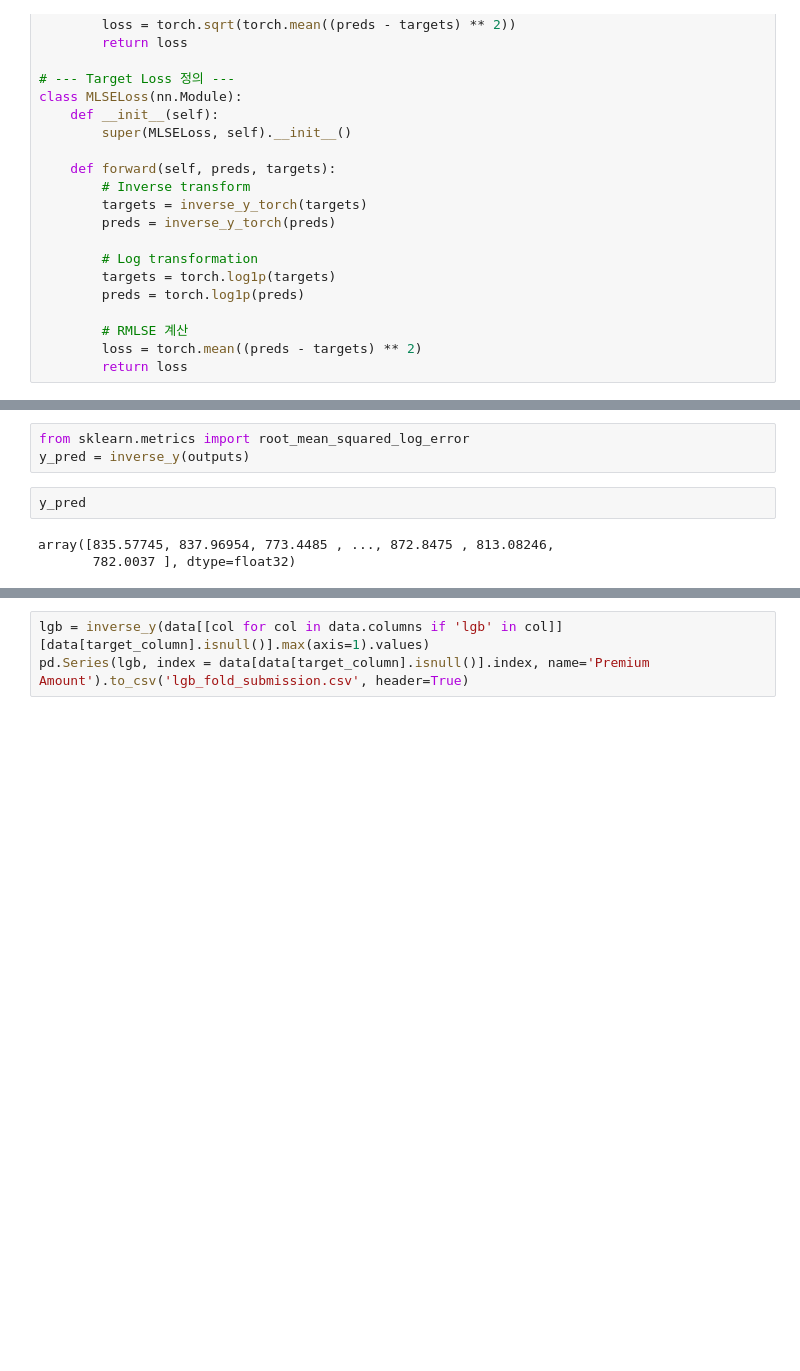
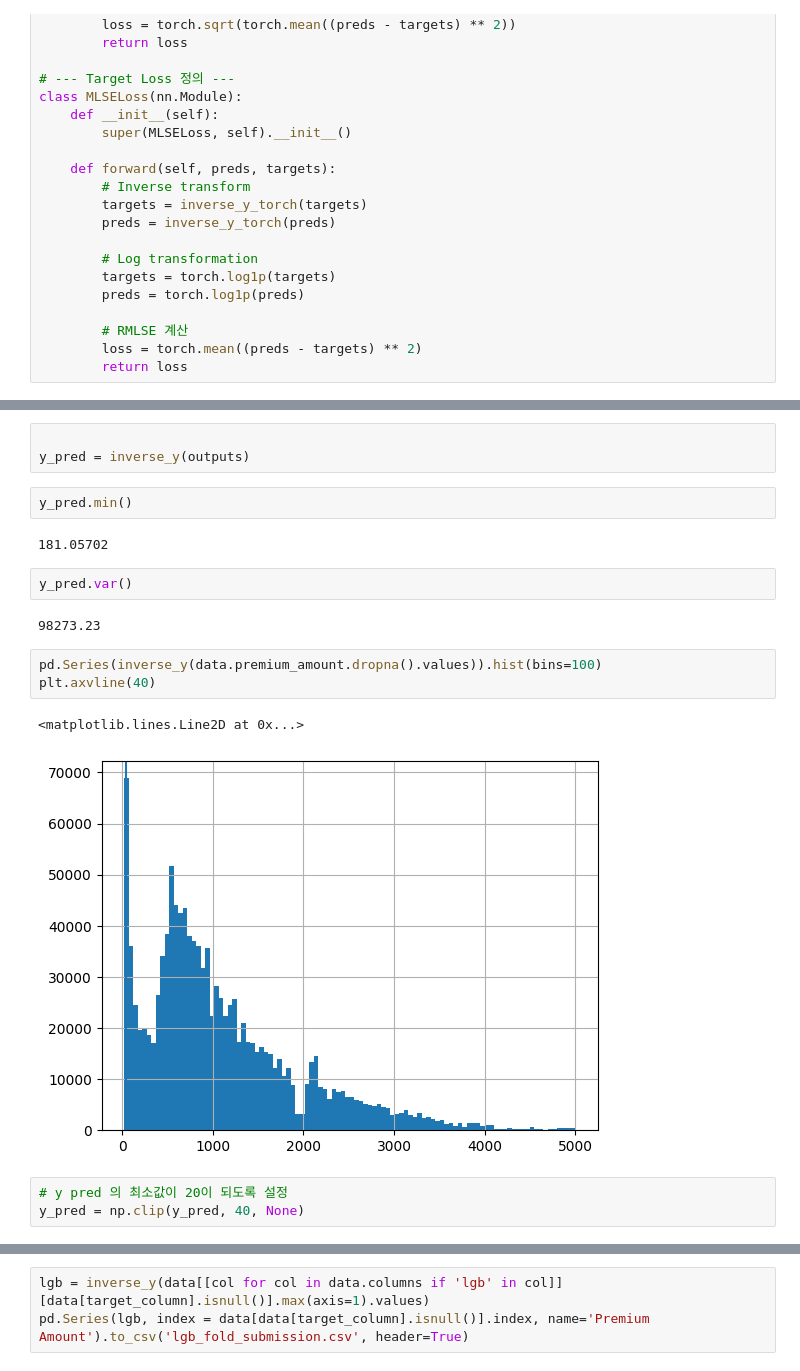
Before and after one commit to pakchu/regression-with-an-insurance-dataset, a Jupyter notebook: transformer.ipynb, the cells around one changed output, grey strips where cells are left out. Cells and saved outputs as stored; diff of their text form; blank space fills up the shorter version.

```diff
--- a/transformer.ipynb
+++ b/transformer.ipynb
@@ -526,8 +549,20 @@ outputs = np.concatenate(predict).reshape(-1)
 # %%
-from sklearn.metrics import root_mean_squared_log_error
+
 y_pred = inverse_y(outputs)
 # %%
-y_pred
+y_pred.min()
 # %% [output]
-array([835.57745, 837.96954, 773.4485 , ..., 872.8475 , 813.08246,
-       782.0037 ], dtype=float32)
+181.05702
+# %%
+y_pred.var()
+# %% [output]
+98273.23
+# %%
+pd.Series(inverse_y(data.premium_amount.dropna().values)).hist(bins=100)
+plt.axvline(40)
+# %% [output]
+<matplotlib.lines.Line2D at 0x...>
+[figure, added]
+# %%
+# y pred 의 최소값이 20이 되도록 설정
+y_pred = np.clip(y_pred, 40, None)
```
Also changed, not shown: parts of 24 cells of this notebook, 8 other files.
